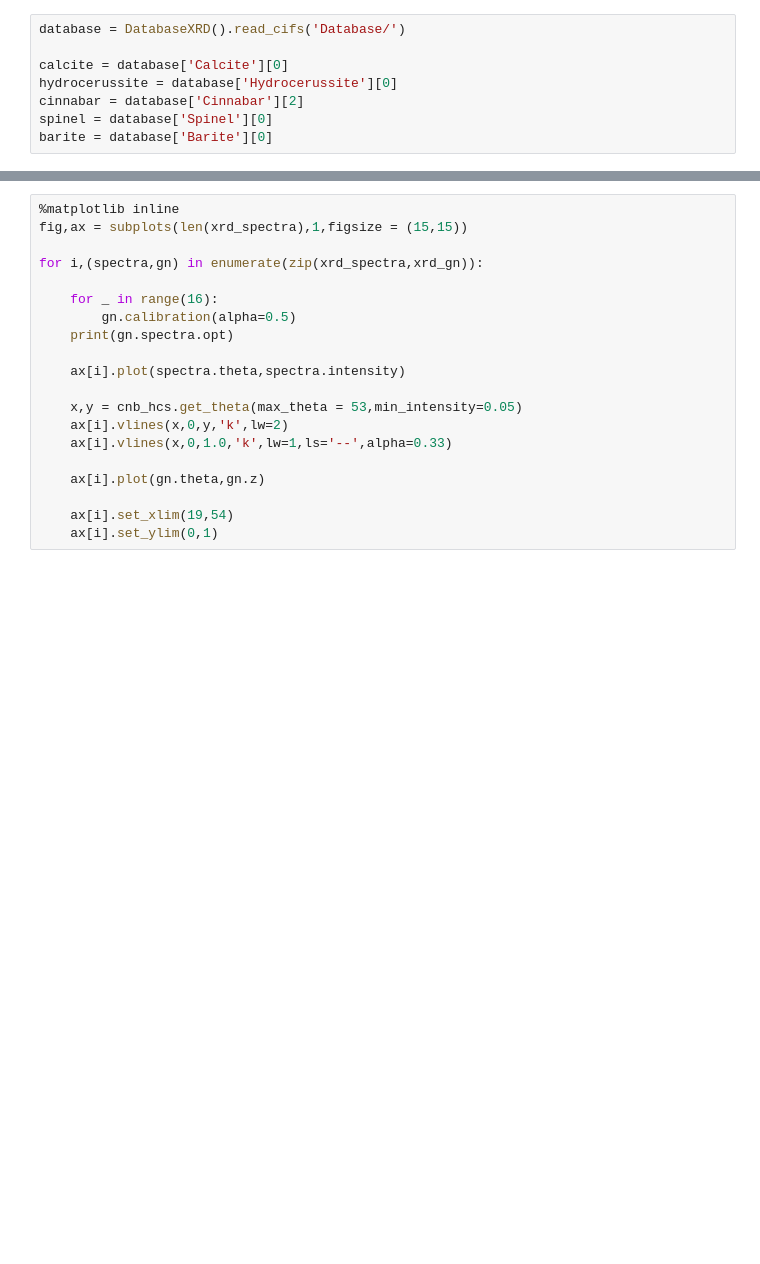
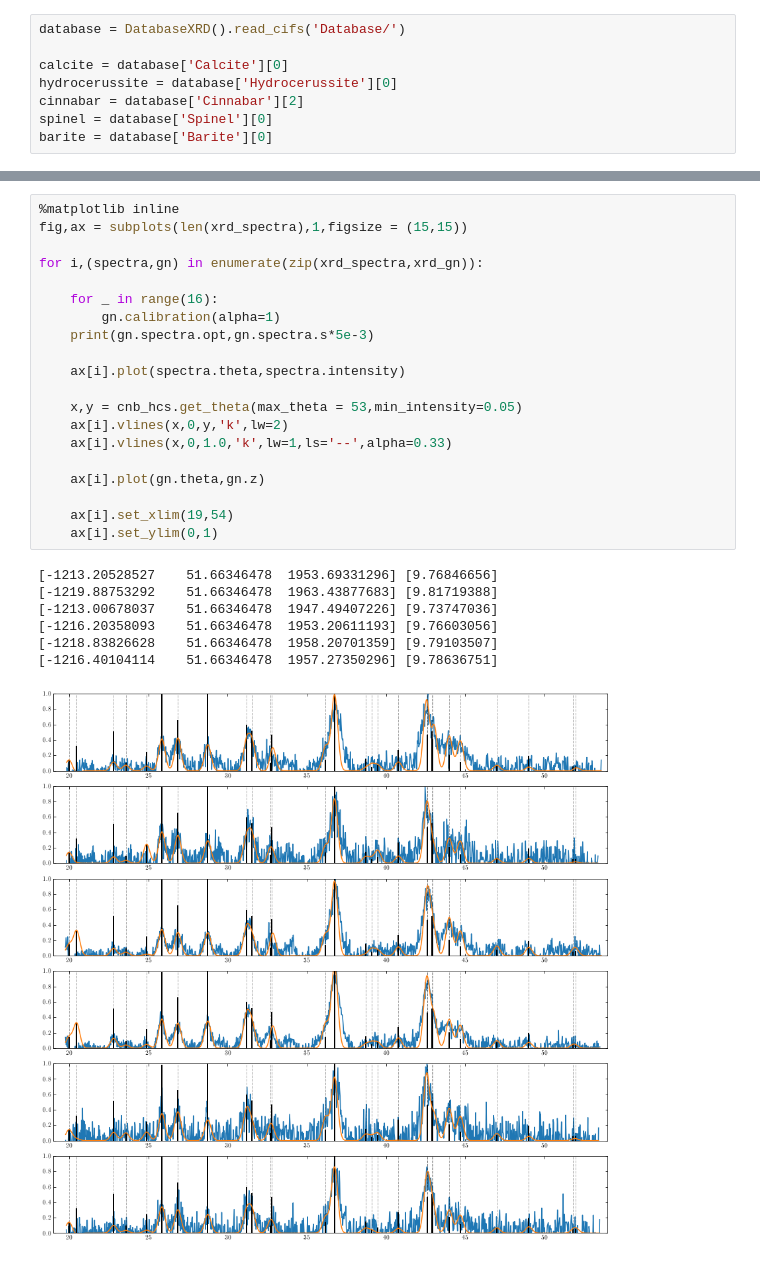
Before and after one commit to zpreisler/calibrationXRD, a Jupyter notebook: capello_spinel_barite.ipynb, the cells around one changed output, grey strips where cells are left out. Saved outputs shown, nothing was run; the diff lists cells and outputs as text; blank space fills up the shorter version.

```diff
--- a/capello_spinel_barite.ipynb
+++ b/capello_spinel_barite.ipynb
@@ -128,23 +122,31 @@ xlim(19,53)
 # %%
 %matplotlib inline
 fig,ax = subplots(len(xrd_spectra),1,figsize = (15,15))
 
 for i,(spectra,gn) in enumerate(zip(xrd_spectra,xrd_gn)):
 
     for _ in range(16):
-        gn.calibration(alpha=0.5)
-    print(gn.spectra.opt)
+        gn.calibration(alpha=1)
+    print(gn.spectra.opt,gn.spectra.s*5e-3)
 
     ax[i].plot(spectra.theta,spectra.intensity)
 
     x,y = cnb_hcs.get_theta(max_theta = 53,min_intensity=0.05)
     ax[i].vlines(x,0,y,'k',lw=2)
     ax[i].vlines(x,0,1.0,'k',lw=1,ls='--',alpha=0.33)
 
     ax[i].plot(gn.theta,gn.z)
 
     ax[i].set_xlim(19,54)
     ax[i].set_ylim(0,1)
+# %% [output]
+[-1213.20528527    51.66346478  1953.69331296] [9.76846656]
+[-1219.88753292    51.66346478  1963.43877683] [9.81719388]
+[-1213.00678037    51.66346478  1947.49407226] [9.73747036]
+[-1216.20358093    51.66346478  1953.20611193] [9.76603056]
+[-1218.83826628    51.66346478  1958.20701359] [9.79103507]
+[-1216.40104114    51.66346478  1957.27350296] [9.78636751]
+[figure, added]
 # %%
 #fig,ax = subplots(len(xrd_spectra),1,figsize = (15,15))
 figure(figsize=(15,6))
```
Also changed, not shown: parts of 14 cells of this notebook, 9 other files.
